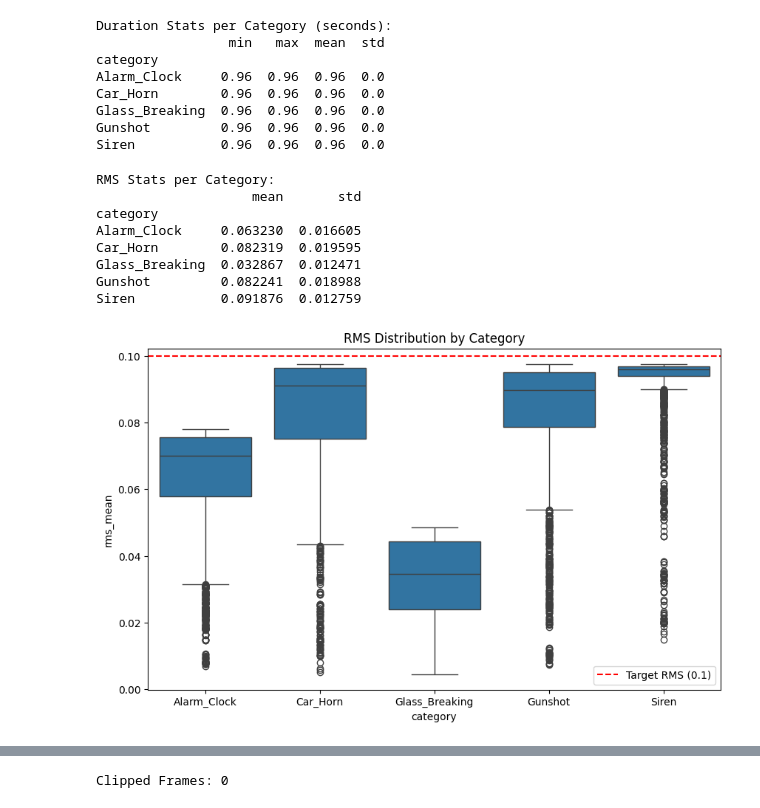
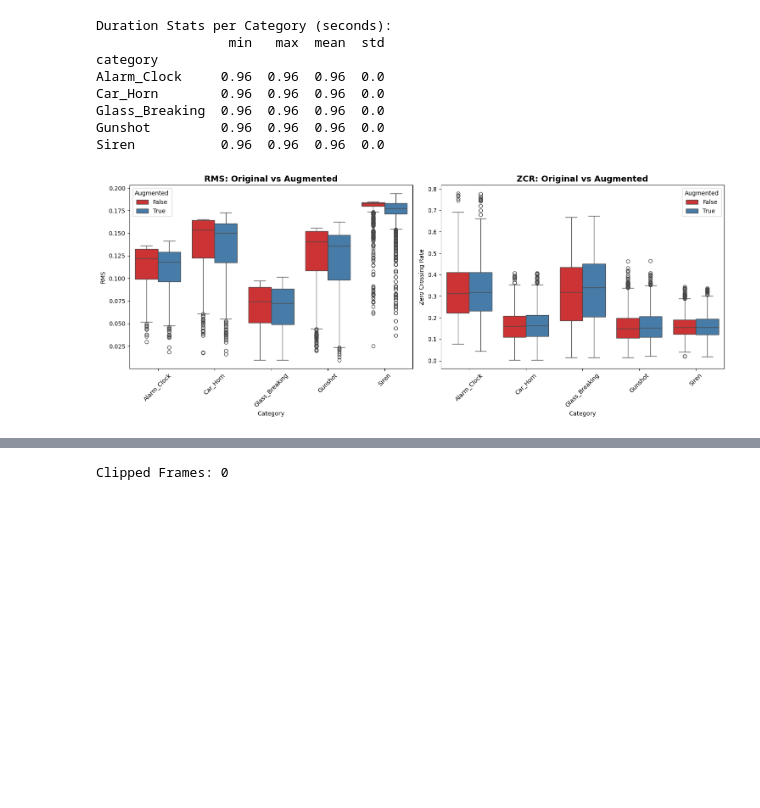
Before and after one commit to namneet8/AICapstone, a Jupyter notebook: Yamnet_transfer_learning/Data_Preprocessing_notebooks/03_Exploration_Post_Processing.ipynb, the cells around one changed output, grey strips where cells are left out. Cells and saved outputs as stored; diff of their text form; code cells hidden in the pictures; blank space fills up the shorter version.

```diff
--- a/Yamnet_transfer_learning/Data_Preprocessing_notebooks/03_Exploration_Post_Processing.ipynb
+++ b/Yamnet_transfer_learning/Data_Preprocessing_notebooks/03_Exploration_Post_Processing.ipynb
@@ -46,7 +55,9 @@ Metadata columns: ['category', 'original_file', 'frame_idx', 'aug_idx', 'is_augm
 # %%
 def analyze_frame(frame_path, category, is_augmented, frame_idx):
+    """Analyze a single frame and extract quality metrics."""
     try:
         y = np.load(frame_path)
+
         if len(y) != FRAME_SAMPLES:
             print(f"Warning: {frame_path} has incorrect length {len(y)} (expected {FRAME_SAMPLES})")
 
@@ -56,6 +67,8 @@ def analyze_frame(frame_path, category, is_augmented, frame_idx):
         max_amp = np.max(np.abs(y))
         is_clipped = max_amp >= CLIPPING_THRESHOLD
         is_silent = rms < SILENCE_RMS_THRESHOLD
+
+        # SNR estimate (kept for analysis, not used for filtering)
         noise_estimate = np.min(librosa.feature.rms(y=y)) + 1e-6
         snr = 20 * np.log10(rms / noise_estimate) if rms > 0 else 0
 
@@ -174,26 +187,25 @@ Glass_Breaking  0.96  0.96  0.96  0.0
 Gunshot         0.96  0.96  0.96  0.0
 Siren           0.96  0.96  0.96  0.0
 # %%
-# RMS Consistency
-rms_stats = reexp_df.groupby('category')['rms_mean'].agg(['mean', 'std'])
-print("\nRMS Stats per Category:")
-print(rms_stats)
-plt.figure(figsize=(10, 6))
-sns.boxplot(data=reexp_df, x='category', y='rms_mean')
-plt.axhline(y=TARGET_RMS, color='r', linestyle='--', label=f'Target RMS ({TARGET_RMS})')
-plt.title('RMS Distribution by Category')
-plt.legend()
+# Visualization
+fig, axes = plt.subplots(1, 2, figsize=(15, 6))
+# RMS comparison
+sns.boxplot(data=reexp_df, x='category', y='rms_mean', hue='is_augmented', ax=axes[0], palette='Set1')
+axes[0].set_title('RMS: Original vs Augmented', fontsize=14, fontweight='bold')
+axes[0].set_xlabel('Category')
+axes[0].set_ylabel('RMS')
+axes[0].tick_params(axis='x', rotation=45)
+axes[0].legend(title='Augmented')
+# ZCR comparison
+sns.boxplot(data=reexp_df, x='category', y='zcr_mean', hue='is_augmented', ax=axes[1], palette='Set1')
+axes[1].set_title('ZCR: Original vs Augmented', fontsize=14, fontweight='bold')
+axes[1].set_xlabel('Category')
+axes[1].set_ylabel('Zero Crossing Rate')
+axes[1].tick_params(axis='x', rotation=45)
+axes[1].legend(title='Augmented')
+
+plt.tight_layout()
 plt.show()
-if any(rms_stats['std'] > 0.05):
-    print("Warning: High RMS variability detected; normalization may need adjustment.")
 # %% [output]
-RMS Stats per Category:
-                    mean       std
-category
-Alarm_Clock     0.063230  0.016605
-Car_Horn        0.082319  0.019595
-Glass_Breaking  0.032867  0.012471
-Gunshot         0.082241  0.018988
-Siren           0.091876  0.012759
-[figure, old version]
+[figure, new version]
 # %%
```
Also changed, not shown: parts of 8 cells of this notebook, 12 other files.
